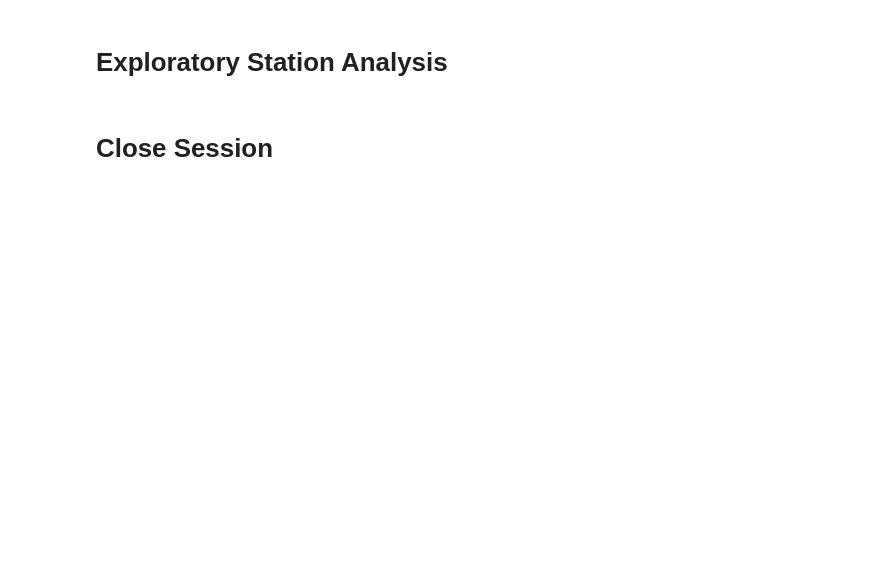
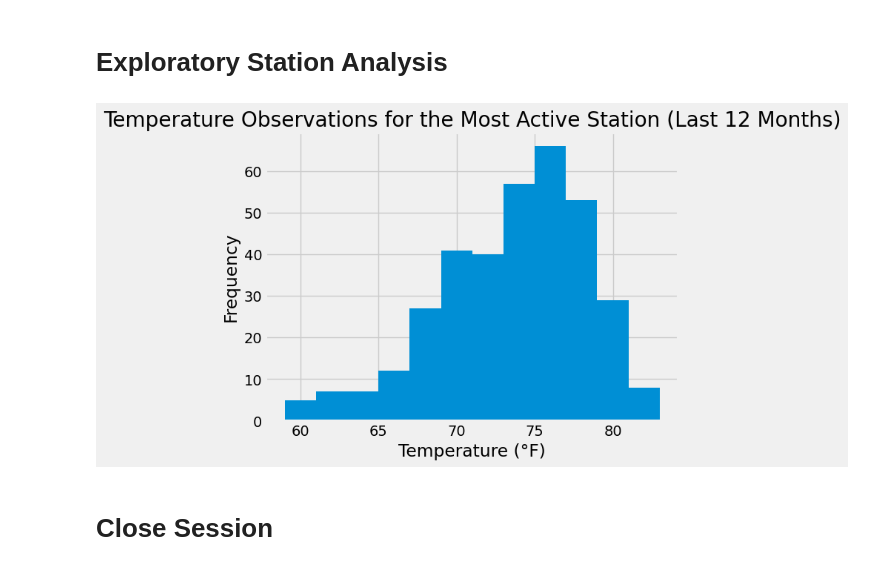
Before and after one commit to STONALC/sqlalchemy-challenge, a Jupyter notebook: surfing/climate_starter.ipynb, the cells around one changed output. Drawn from its saved outputs; the diff is of its cells as text; code cells hidden in the pictures; blank space fills up the shorter version.

```diff
--- a/surfing/climate_starter.ipynb
+++ b/surfing/climate_starter.ipynb
@@ -147,3 +154,34 @@ temperature_stats = session.query(
+# %%
+# Create an engine to connect to the database
+engine = create_engine('sqlite:///Resources/hawaii.sqlite')
+
+# Query the most active station id
+with engine.connect() as connection:
+    result = connection.execute(text('''
+        SELECT station
+        FROM measurement
+        GROUP BY station
+        ORDER BY COUNT(station) DESC
+        LIMIT 1
+    '''))
+    most_active_station = result.fetchone()[0]
+
+# Query the last 12 months of temperature observation data for the most active station
+temp_data = pd.read_sql_query(f'''
+    SELECT date, tobs
+    FROM measurement
+    WHERE station = '{most_active_station}'
+    AND date >= (SELECT DATE(MAX(date), '-1 year') FROM measurement)
+''', engine)
+
+# Plot the results as a histogram
+plt.hist(temp_data['tobs'], bins=12)
+plt.xlabel('Temperature (°F)')
+plt.ylabel('Frequency')
+plt.title('Temperature Observations for the Most Active Station (Last 12 Months)')
+plt.show()
+# %% [output]
+[figure, added]
 # %% [markdown]
 # Close Session
 # %%
```
Also changed, not shown: parts of 5 cells of this notebook, 2 other files.
